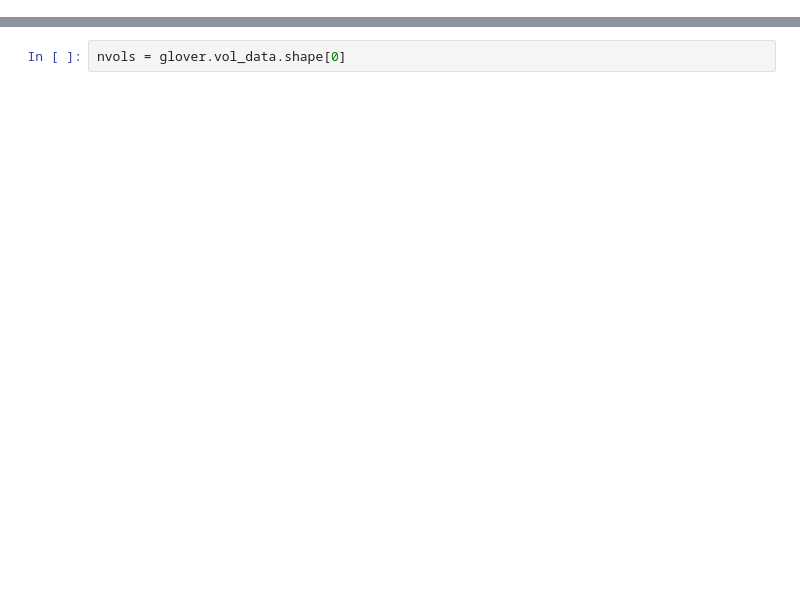
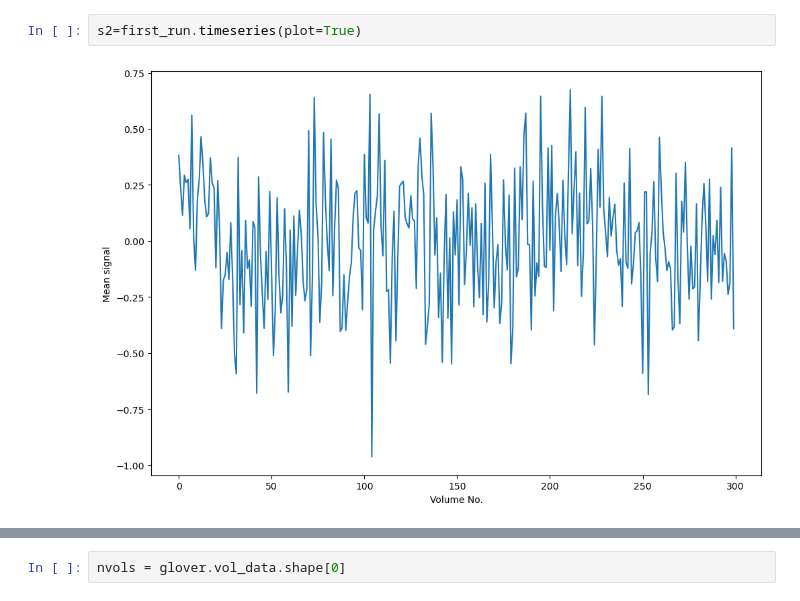
Before and after one commit to cjohnevans/MriQc, a Jupyter notebook: qc/fmriqc_snr_by_vol_check.ipynb, the cells around one changed output, grey strips where cells are left out. Saved outputs shown, nothing was run; the diff lists cells and outputs as text; blank space fills up the shorter version.

```diff
--- a/qc/fmriqc_snr_by_vol_check.ipynb
+++ b/qc/fmriqc_snr_by_vol_check.ipynb
@@ -23,0 +30,4 @@ lessvol.vol_data.shape
+# %%
+s2=first_run.timeseries(plot=True)
+# %% [output]
+[figure, added]
```
Also changed, not shown: parts of 21 cells of this notebook, 1 other file.
